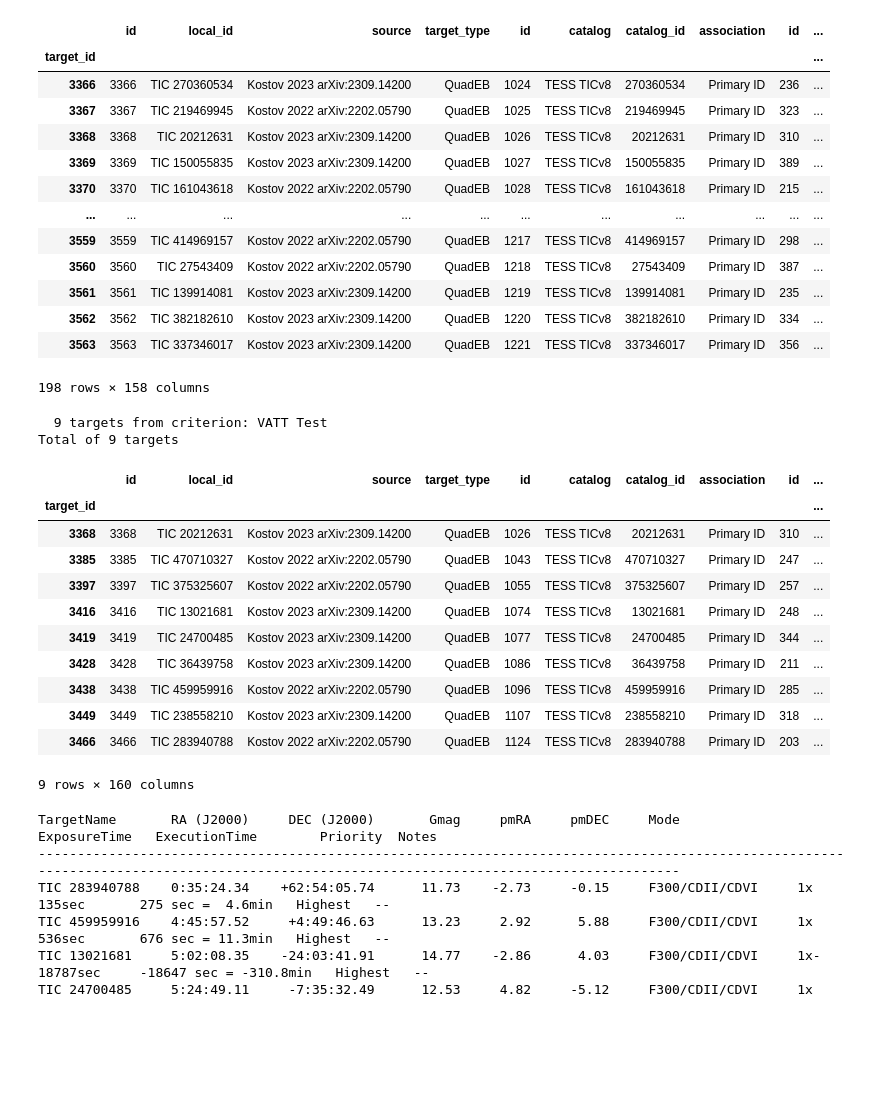
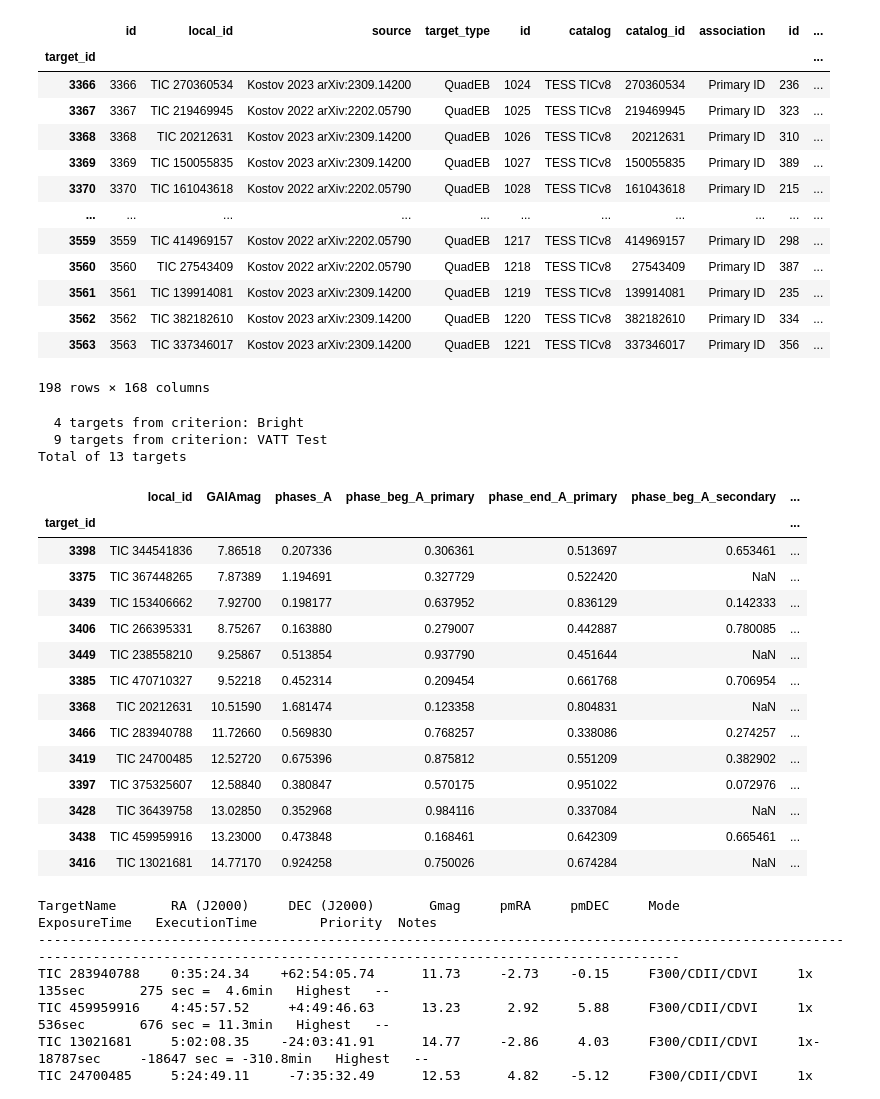
Before and after one commit to CvillePaul/Observation-Planner, a Jupyter notebook: Observation Planner.ipynb, the cells around one changed output. Saved outputs shown, nothing was run; the diff lists cells and outputs as text; code cells hidden in the pictures; blank space fills up the shorter version.

Commit message:
Rudimentary implementation of eclipse phase information

```diff
--- a/Observation Planner.ipynb
+++ b/Observation Planner.ipynb
@@ -21,7 +22,7 @@ observing_sessions = [
     # '2024-01-17',
     # '2024-01-18',
     all_night_observing_session(observer, '2024-02-20'),
-    all_night_observing_session(observer, '2024-02-21'),
+    # all_night_observing_session(observer, '2024-02-21'),
 ]
 # %%
 conn = connect("../django/TargetDB/db.sqlite3")
@@ -84,6 +85,7 @@ params = pd.read_sql(
     conn,
     index_col="local_id",
 )
+
 # TODO: following code only works for binary systems - generalize to n-member systems
 joined_params = params.drop(columns=["scienceresult_ptr_id"])
 joined_params = joined_params[joined_params["member"] == "A"].join(
@@ -94,6 +96,25 @@ joined_params = joined_params[joined_params["member"] == "A"].join(
 )
 targets = targets.join(joined_params, on="local_id", how="left")
 
+# calculate eclipse phase timings
+# TODO: following code only works for binary systems - generalize to n-member systems
+# TODO: following code only handles the first observing session - generalize to all sessions
+t_beg = observing_sessions[0][0].jd
+t_end = observing_sessions[0][1].jd
+for (index, row) in targets.iterrows():
+    for member in ["A", "B"]:
+
+        if math.isnan(period := row[f"period_{member}"]):
+            continue
+        targets.loc[index, f"phases_{member}"] = (t_end - t_beg) / period
+        for component in ["primary", "secondary"]:
+            if math.isnan(t0 := row[f"t0_{component}_{member}"]):
+                continue
+            t_pre = math.floor((t_beg - t0) / period) * period + t0
+            t_post = math.ceil((t_end - t0) / period) * period + t0
+            targets.loc[index, f"phase_beg_{member}_{component}"] = (t_beg - t_pre) / period
+            targets.loc[index, f"phase_end_{member}_{component}"] = 1 - (t_post - t_end) / period
+
 targets
 # %% [output]
 |  | id | local_id | source | target_type | id | catalog | catalog_id | association | id | ... |
@@ -109,7 +130,7 @@ targets
 | 3561 | 3561 | TIC 139914081 | Kostov 2023 arXiv:2309.14200 | QuadEB | 1219 | TESS TICv8 | 139914081 | Primary ID | 235 | ... |
 | 3562 | 3562 | TIC 382182610 | Kostov 2023 arXiv:2309.14200 | QuadEB | 1220 | TESS TICv8 | 382182610 | Primary ID | 334 | ... |
 | 3563 | 3563 | TIC 337346017 | Kostov 2023 arXiv:2309.14200 | QuadEB | 1221 | TESS TICv8 | 337346017 | Primary ID | 356 | ... |
-198 rows × 158 columns
+198 rows × 168 columns
 # %%
 #make astroplan objects for each target
 fixed_targets = [
@@ -143,47 +164,52 @@ for observing_session in observing_sessions:
 # criteria={
 #     # "test": [(targets["HQND"]), ""],
 #     "Other Bright with spectra and speckle": [(targets["magnitude"] < 11) & (targets["Num Speckle"] > 0) & (targets["Num Spectra"] > 0) & (targets["HQND"] == False), "Low"],
 #     "HQND, Dim": [(targets["HQND"]) & (targets["magnitude"]>13), "Low"],
 #     "HQND Bright no spectra": [(targets["HQND"]) & (targets["Num Spectra"] == 0) & (targets["magnitude"] < 13), "Medium"],
 #     "HQND Bright with spectra": [(targets["HQND"]) & (targets["Num Spectra"] > 0) & (targets["magnitude"] < 13), "High"],
 #     "Featured": [(targets["Featured targets"]), "Highest"],
 # }
 
 min_per, max_per = 1.5, 5
 
 criteria = {
+    "Bright": [targets["GAIAmag"] < 9, "Lowest"],
     "VATT Test": [(targets["period_A"] > max_per) & (targets["period_B"] < min_per) & (targets["period_B"] > 0)
         | (targets["period_A"] < min_per) & (targets["period_B"] > max_per) & (targets["period_A"] > 0), "Highest"],
 }
 
 matching_ids = {}
 combined_ids = set()
 targets["Priority"] = ""
 for name, [criterion, priority] in criteria.items():
     filtered_ids = set(targets[criterion  & (targets["Observable Nights"] > 0)]["local_id"])
     targets.loc[targets.local_id.isin(filtered_ids), "Priority"]=priority
     print(f"{len(filtered_ids):3d} targets from criterion: {name}")
     combined_ids=combined_ids | filtered_ids
     matching_ids[name] = filtered_ids
 print(f"Total of {len(combined_ids)} targets")
 
 observing_list = targets[targets["local_id"].isin(combined_ids)]
-observing_list
+observing_list[list(observing_list[["local_id", "GAIAmag"]]) + list(observing_list.loc[:, "phases_A":])].sort_values("GAIAmag")
 # %% [output]
+  4 targets from criterion: Bright
   9 targets from criterion: VATT Test
-Total of 9 targets
+Total of 13 targets
-|  | id | local_id | source | target_type | id | catalog | catalog_id | association | id | ... |
-| target_id |  |  |  |  |  |  |  |  |  | ... |
-| 3368 | 3368 | TIC 20212631 | Kostov 2023 arXiv:2309.14200 | QuadEB | 1026 | TESS TICv8 | 20212631 | Primary ID | 310 | ... |
-| 3385 | 3385 | TIC 470710327 | Kostov 2022 arXiv:2202.05790 | QuadEB | 1043 | TESS TICv8 | 470710327 | Primary ID | 247 | ... |
-| 3397 | 3397 | TIC 375325607 | Kostov 2022 arXiv:2202.05790 | QuadEB | 1055 | TESS TICv8 | 375325607 | Primary ID | 257 | ... |
-| 3416 | 3416 | TIC 13021681 | Kostov 2023 arXiv:2309.14200 | QuadEB | 1074 | TESS TICv8 | 13021681 | Primary ID | 248 | ... |
-| 3419 | 3419 | TIC 24700485 | Kostov 2023 arXiv:2309.14200 | QuadEB | 1077 | TESS TICv8 | 24700485 | Primary ID | 344 | ... |
-| 3428 | 3428 | TIC 36439758 | Kostov 2023 arXiv:2309.14200 | QuadEB | 1086 | TESS TICv8 | 36439758 | Primary ID | 211 | ... |
-| 3438 | 3438 | TIC 459959916 | Kostov 2022 arXiv:2202.05790 | QuadEB | 1096 | TESS TICv8 | 459959916 | Primary ID | 285 | ... |
-| 3449 | 3449 | TIC 238558210 | Kostov 2023 arXiv:2309.14200 | QuadEB | 1107 | TESS TICv8 | 238558210 | Primary ID | 318 | ... |
-| 3466 | 3466 | TIC 283940788 | Kostov 2022 arXiv:2202.05790 | QuadEB | 1124 | TESS TICv8 | 283940788 | Primary ID | 203 | ... |
+|  | local_id | GAIAmag | phases_A | phase_beg_A_primary | phase_end_A_primary | phase_beg_A_secondary | ... |
+| target_id |  |  |  |  |  |  | ... |
+| 3398 | TIC 344541836 | 7.86518 | 0.207336 | 0.306361 | 0.513697 | 0.653461 | ... |
+| 3375 | TIC 367448265 | 7.87389 | 1.194691 | 0.327729 | 0.522420 | NaN | ... |
+| 3439 | TIC 153406662 | 7.92700 | 0.198177 | 0.637952 | 0.836129 | 0.142333 | ... |
+| 3406 | TIC 266395331 | 8.75267 | 0.163880 | 0.279007 | 0.442887 | 0.780085 | ... |
+| 3449 | TIC 238558210 | 9.25867 | 0.513854 | 0.937790 | 0.451644 | NaN | ... |
+| 3385 | TIC 470710327 | 9.52218 | 0.452314 | 0.209454 | 0.661768 | 0.706954 | ... |
+| 3368 | TIC 20212631 | 10.51590 | 1.681474 | 0.123358 | 0.804831 | NaN | ... |
+| 3466 | TIC 283940788 | 11.72660 | 0.569830 | 0.768257 | 0.338086 | 0.274257 | ... |
+| 3419 | TIC 24700485 | 12.52720 | 0.675396 | 0.875812 | 0.551209 | 0.382902 | ... |
+| 3397 | TIC 375325607 | 12.58840 | 0.380847 | 0.570175 | 0.951022 | 0.072976 | ... |
+| 3428 | TIC 36439758 | 13.02850 | 0.352968 | 0.984116 | 0.337084 | NaN | ... |
+| 3438 | TIC 459959916 | 13.23000 | 0.473848 | 0.168461 | 0.642309 | 0.665461 | ... |
+| 3416 | TIC 13021681 | 14.77170 | 0.924258 | 0.750026 | 0.674284 | NaN | ... |
-9 rows × 160 columns
 # %%
 #exposure data from Robbie's LBT observing readme, with dupes removed manually
 import numpy as np
```
Also changed, not shown: parts of 2 cells of this notebook.
